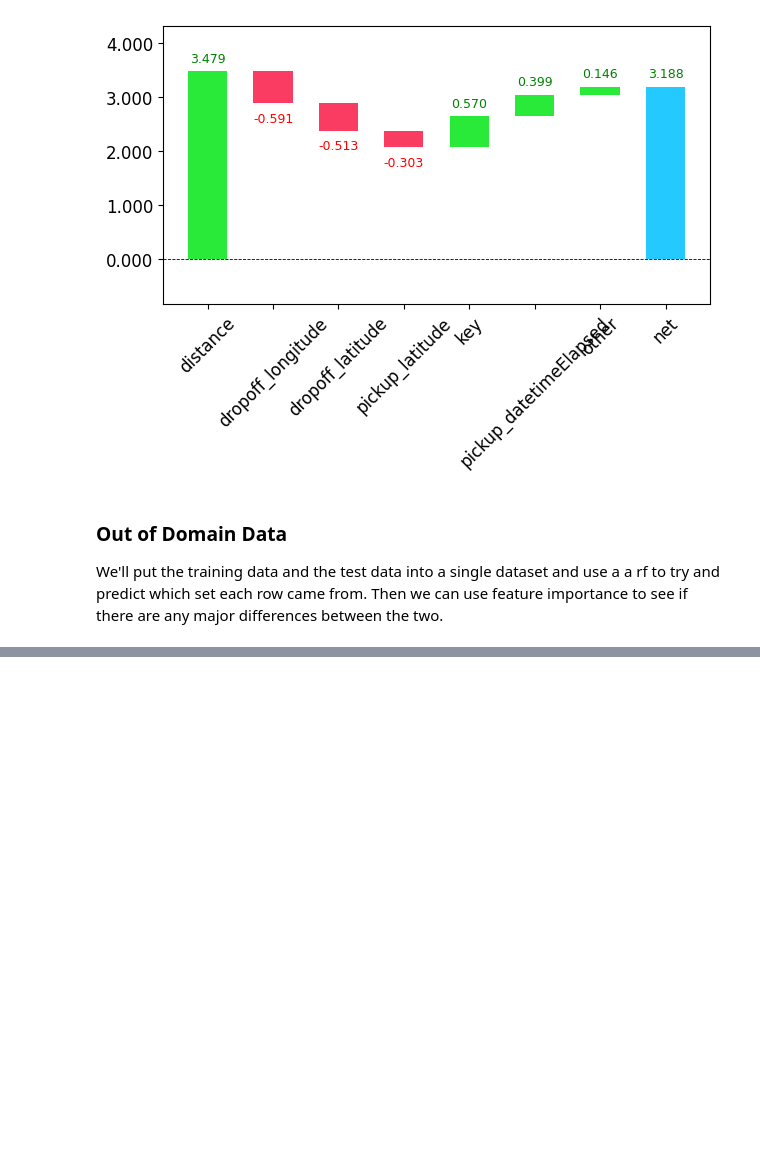
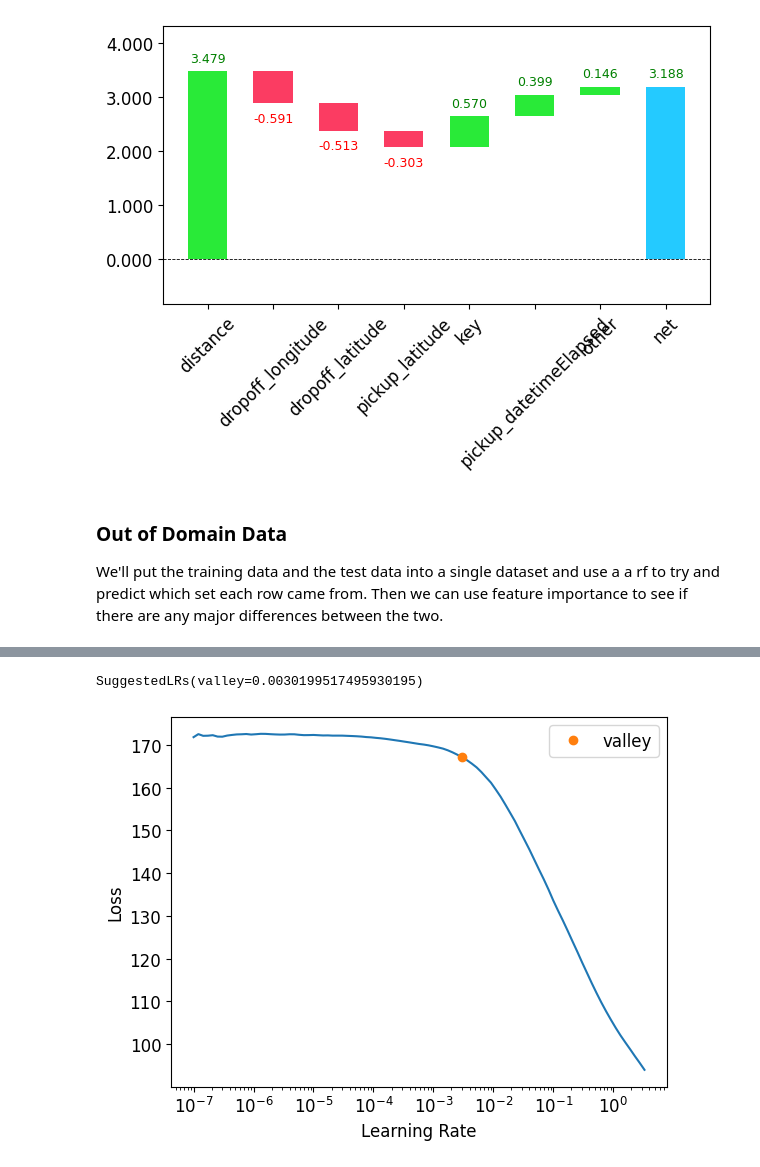
Before and after one commit to loganhartford/taxi_fare, a Jupyter notebook: taxi_fare.ipynb, the cells around one changed output, grey strips where cells are left out. Cells and saved outputs as stored; diff of their text form; code cells hidden in the pictures; blank space fills up the shorter version.

Commit message:
nn on small data

```diff
--- a/taxi_fare.ipynb
+++ b/taxi_fare.ipynb
@@ -948,0 +954,23 @@ We'll put the training data and the test data into a single dataset and use a a
+# %%
+def remove_outliers_df(df):
+    cols = ["pickup_latitude", "pickup_longitude", "dropoff_latitude", "dropoff_longitude"]
+    delta = 2
+    ret_df = df.copy()
+    mask = (ret_df["distance"] < 200)
+    ret_df = ret_df[mask]
+    for col in cols:
+        avg = ret_df[col].mean()
+        mask = (ret_df[col] > (avg - delta)) & (ret_df[col] < (avg + delta))
+        ret_df = ret_df[mask]
+    return ret_df
+
+def process_data(df, train_data=True):
+    ret_df = df.copy()
+    ret_df = add_datepart(ret_df, 'pickup_datetime')
+    ret_df["distance"] = add_distance(ret_df)
+    if train_data:
+        ret_df = ret_df[to_keep.to_list() + [dep_var]]
+        ret_df = remove_outliers_df(ret_df)
+    else:
+        ret_df = ret_df[to_keep]
+    return ret_df
@@ -960,0 +1026,4 @@ rf_feat_importance(m, df_dom)
+# %%
+df_nn = chunk_list[random.randint(1, len(chunk_list))]
+df_nn = process_data(df_nn)
+df_nn.info()
@@ -960,0 +1048,6 @@ rf_feat_importance(m, df_dom)
+# %%
+cont_nn,cat_nn = cont_cat_split(df_nn, max_card=9000, dep_var=dep_var)
+procs_nn = [Categorify, FillMissing, Normalize]
+splits = RandomSplitter(valid_pct=0.2)(range_of(df_nn))
+to_nn = TabularPandas(df_nn, procs_nn, cat_nn, cont_nn,
+                      splits=splits, y_names=dep_var)
@@ -960,0 +1104,10 @@ rf_feat_importance(m, df_dom)
+# %%
+def rmse_torch(preds, targets):
+    return torch.sqrt(F.mse_loss(preds, targets))
+
+dls = to_nn.dataloaders(1024)
+learn = tabular_learner(dls, y_range=(-4, 350), layers=[200,100],
+                        n_out=1, loss_func=rmse_torch)
+# %%
+learn.lr_find()
+# %% [output]
@@ -960,0 +1115,2 @@ rf_feat_importance(m, df_dom)
+SuggestedLRs(valley=0.0030199517495930195)
+[figure, added]
```
Also changed, not shown: parts of 25 cells of this notebook, 2 other files.
